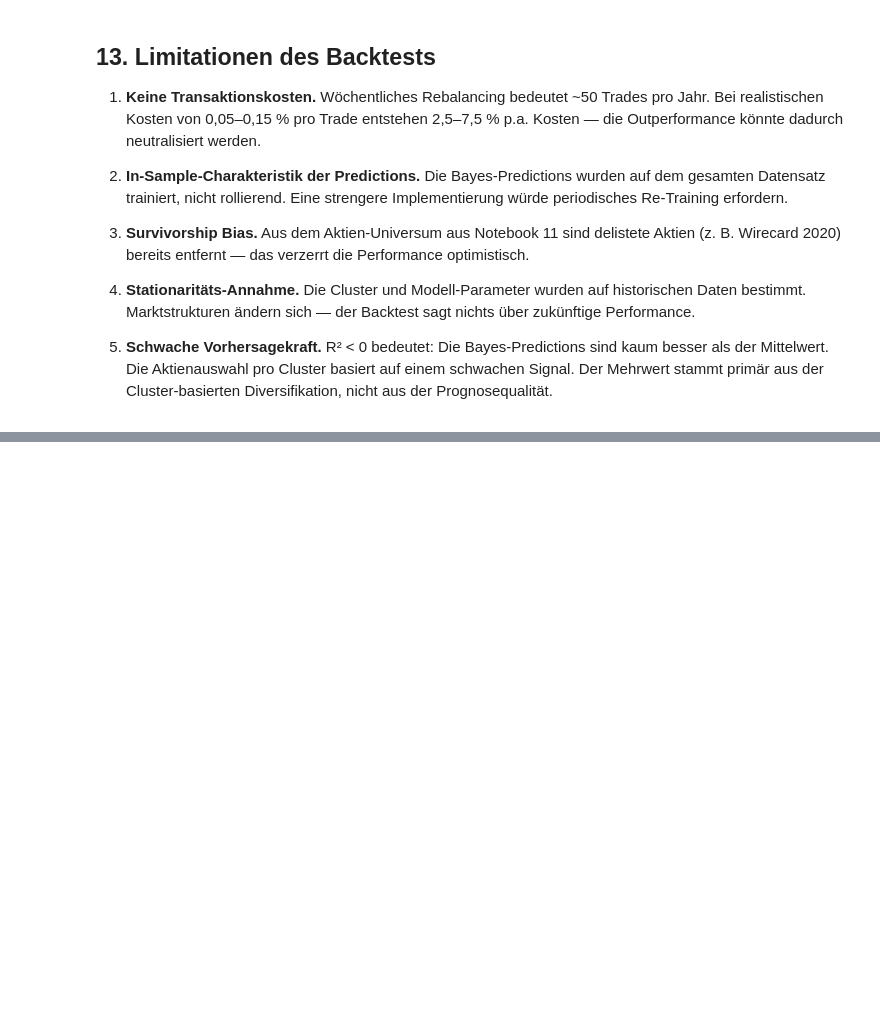
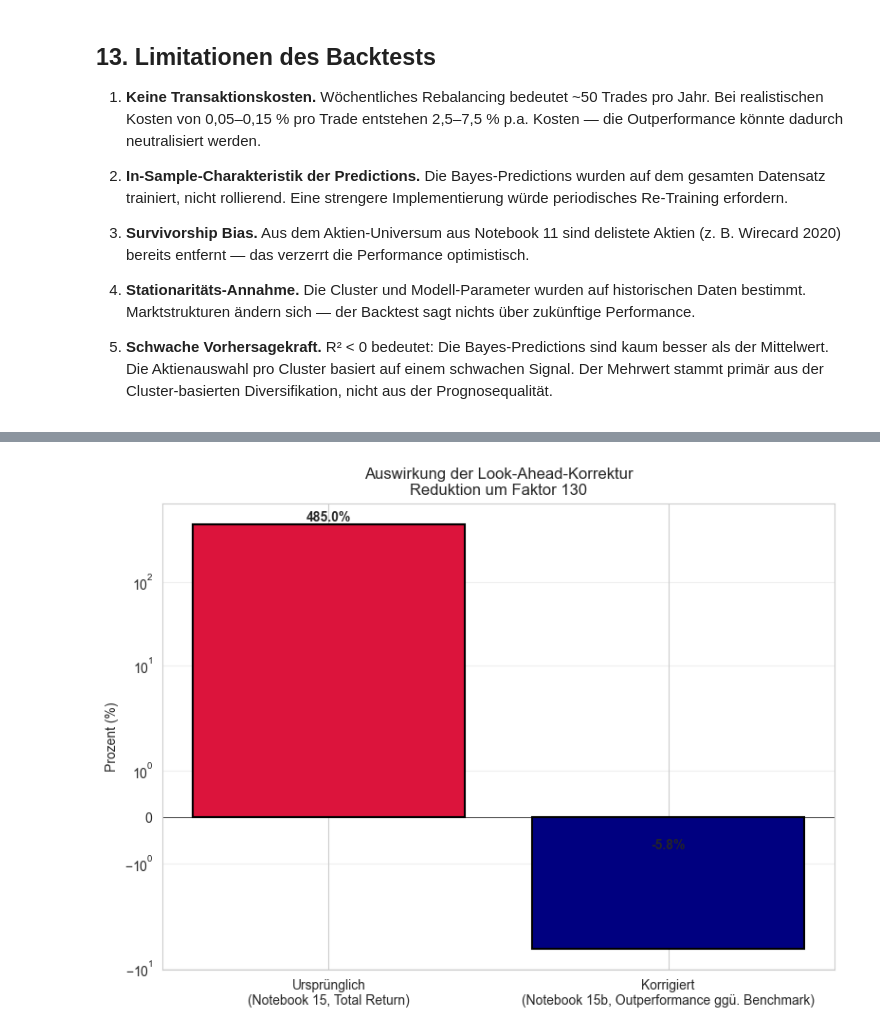
Before and after one commit to nassimgroppe/dbu-bayes-basket, a Jupyter notebook: 16 BASKET BACKTESTING.ipynb, the cells around one changed output, grey strips where cells are left out. Cells and saved outputs as stored; diff of their text form; code cells hidden in the pictures; blank space fills up the shorter version.

```diff
--- a/16 BASKET BACKTESTING.ipynb
+++ b/16 BASKET BACKTESTING.ipynb
@@ -513,0 +546,25 @@ Dateien in data/processed/:
+# %%
+import matplotlib.pyplot as plt
+
+categories = ["Ursprünglich\n(Notebook 15, Total Return)", "Korrigiert\n(Notebook 15b, Outperformance ggü. Benchmark)"]
+values = [485, -5.76]
+colors = ["crimson", "navy"]
+
+fig, ax = plt.subplots(figsize=(8, 6))
+bars = ax.bar(categories, values, color=colors, edgecolor="black", linewidth=1.5)
+ax.set_ylabel("Prozent (%)")
+ax.set_title("Auswirkung der Look-Ahead-Korrektur\nReduktion um Faktor 130")
+ax.set_yscale("symlog")
+ax.axhline(0, color="black", linewidth=0.5)
+ax.grid(alpha=0.3, axis="y")
+
+# Werte auf den Balken anzeigen
+for bar, value in zip(bars, values):
+    ax.text(bar.get_x() + bar.get_width()/2, bar.get_height() + 5,
+            f"{value:.1f}%", ha="center", va="bottom", fontweight="bold")
+
+plt.tight_layout()
+plt.savefig(FIG / "21_lookahead_comparison.png", dpi=300, bbox_inches="tight")
+plt.show()
+# %% [output]
+[figure, added]
```
Also changed, not shown: parts of 13 cells of this notebook, 2 other files.
